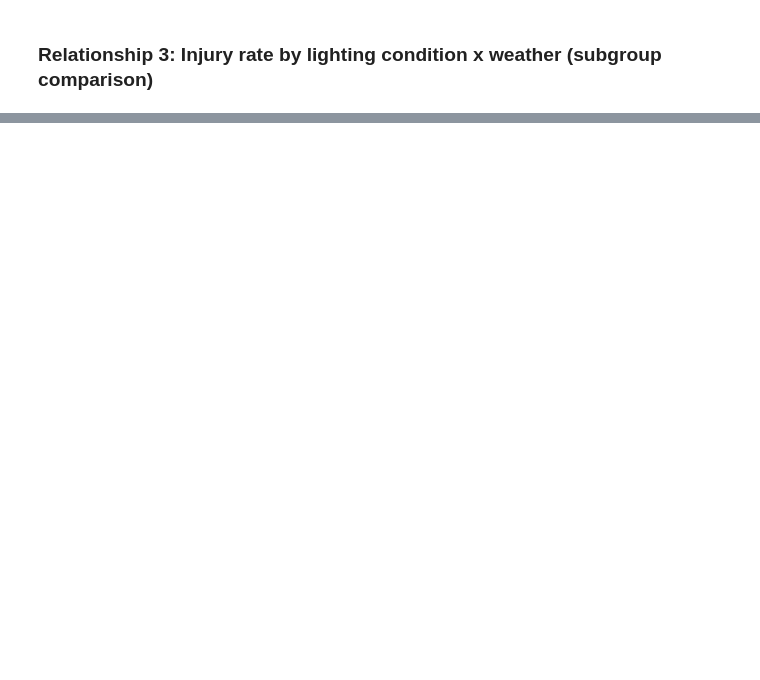
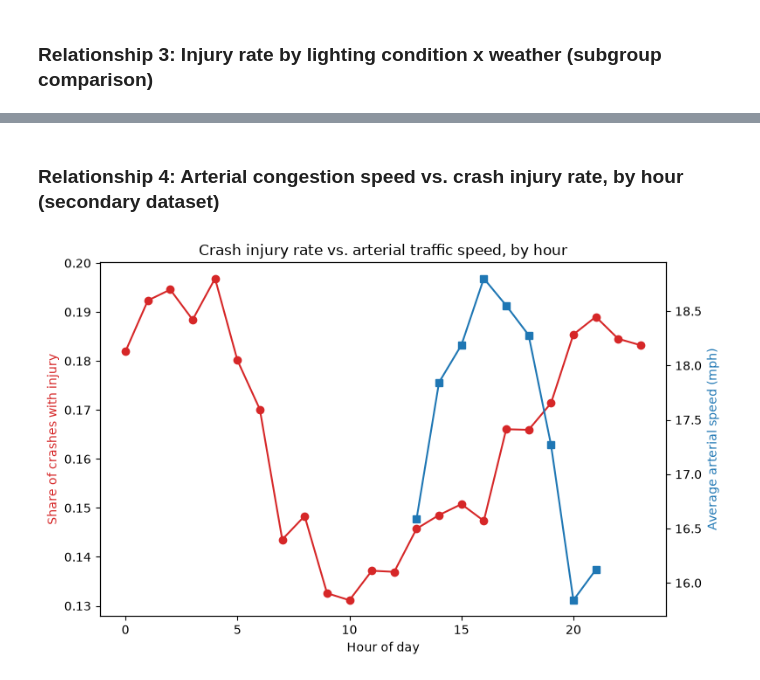
Before and after one commit to anirudhk-tech/cs418-data-science, a Jupyter notebook: notebooks/eda.ipynb, the cells around one changed output, grey strips where cells are left out. Drawn from its saved outputs; the diff is of its cells as text; code cells hidden in the pictures; blank space fills up the shorter version.

```diff
--- a/notebooks/eda.ipynb
+++ b/notebooks/eda.ipynb
@@ -170,0 +395,20 @@ plt.show()
+# %% [markdown]
+### Relationship 4: Arterial congestion speed vs. crash injury rate, by hour (secondary dataset)
+# %%
+congestion = pd.read_parquet("../data/raw/congestion.parquet")
+congestion["speed_num"] = pd.to_numeric(congestion["speed"], errors="coerce")
+congestion["hour_num"] = pd.to_numeric(congestion["hour"], errors="coerce")
+speed_by_hour = congestion.groupby("hour_num")["speed_num"].mean()
+
+fig, ax1 = plt.subplots()
+ax1.plot(by_hour.index, by_hour.values, color="tab:red", marker="o", label="Injury rate")
+ax1.set_xlabel("Hour of day")
+ax1.set_ylabel("Share of crashes with injury", color="tab:red")
+ax2 = ax1.twinx()
+ax2.plot(speed_by_hour.index, speed_by_hour.values, color="tab:blue", marker="s", label="Avg arterial speed (mph)")
+ax2.set_ylabel("Average arterial speed (mph)", color="tab:blue")
+plt.title("Crash injury rate vs. arterial traffic speed, by hour")
+fig.tight_layout()
+plt.show()
+# %% [output]
+[figure, added]
```
Also changed, not shown: parts of 33 cells of this notebook, 3 other files.
